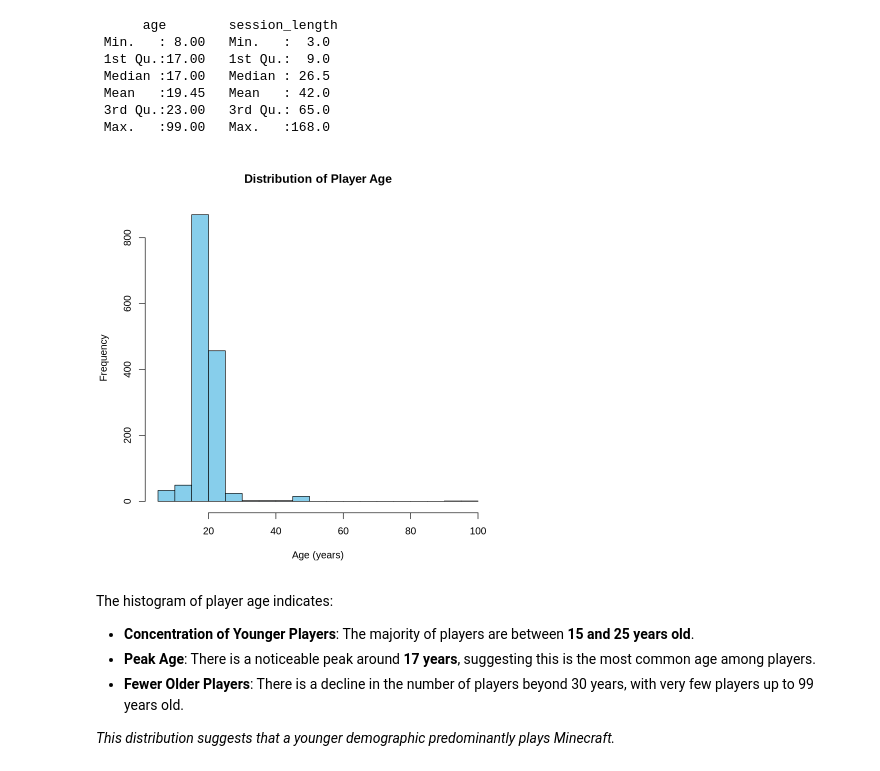
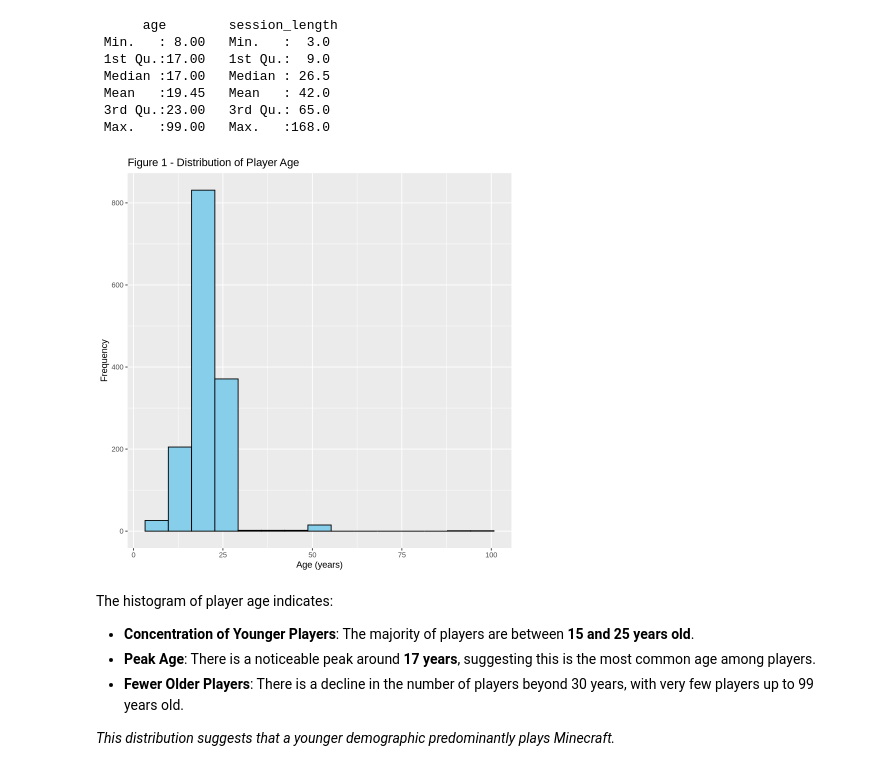
Before and after one commit to declanb7/dsci-group-project, a Jupyter notebook: group_project-Copy1.ipynb, the cells around one changed output. Saved outputs shown, nothing was run; the diff lists cells and outputs as text; code cells hidden in the pictures.

```diff
--- a/group_project-Copy1.ipynb
+++ b/group_project-Copy1.ipynb
@@ -168,19 +236,12 @@ summary(filtered_data[c("age", "session_length")])
  Mean   :19.45   Mean   : 42.0
  3rd Qu.:23.00   3rd Qu.: 65.0
  Max.   :99.00   Max.   :168.0
-# %%
-# Plot histogram of age
-hist(
-  filtered_data$age,
-  breaks = 15,
-  col = "skyblue",
-  main = "Distribution of Player Age",
-  xlab = "Age (years)",
-  ylab = "Frequency",
-  border = "black"
-)
-# %% [output]
-[figure, removed]
+# %%
+ggplot(filtered_data, aes(x = age)) +
+  geom_histogram(bins = 15, fill = "skyblue", color = "black") +
+  labs(title = "Figure 1 - Distribution of Player Age", x = "Age (years)", y = "Frequency")
+# %% [output]
+[figure, added]
 # %% [markdown]
 The histogram of player age indicates:
 
```
Also changed, not shown: parts of 18 cells of this notebook.
